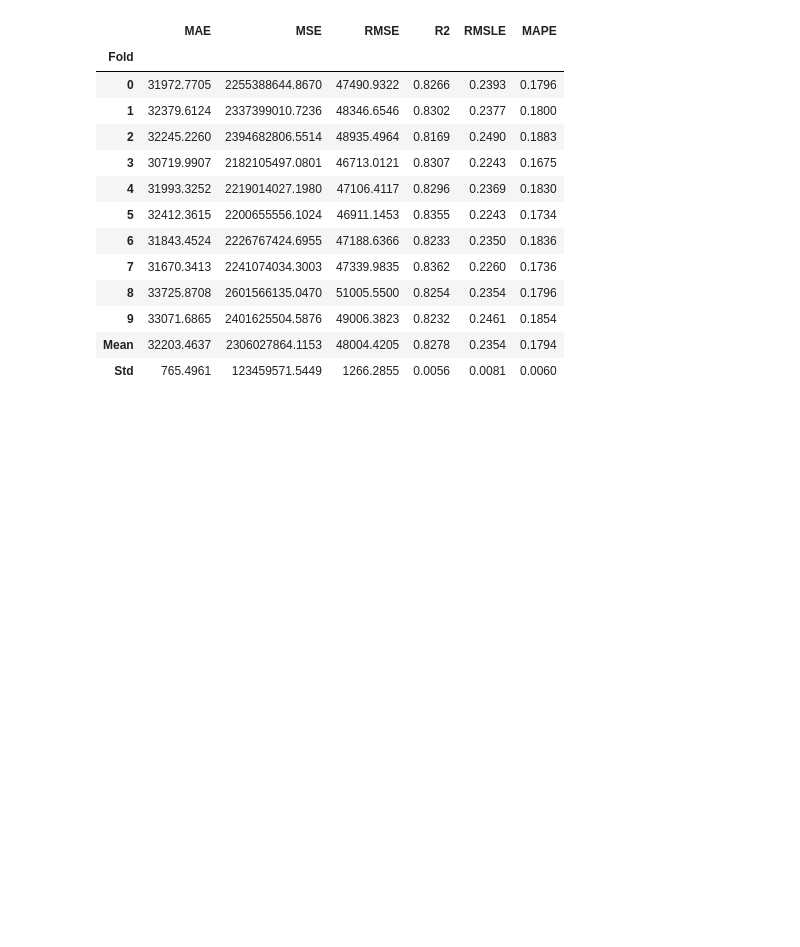
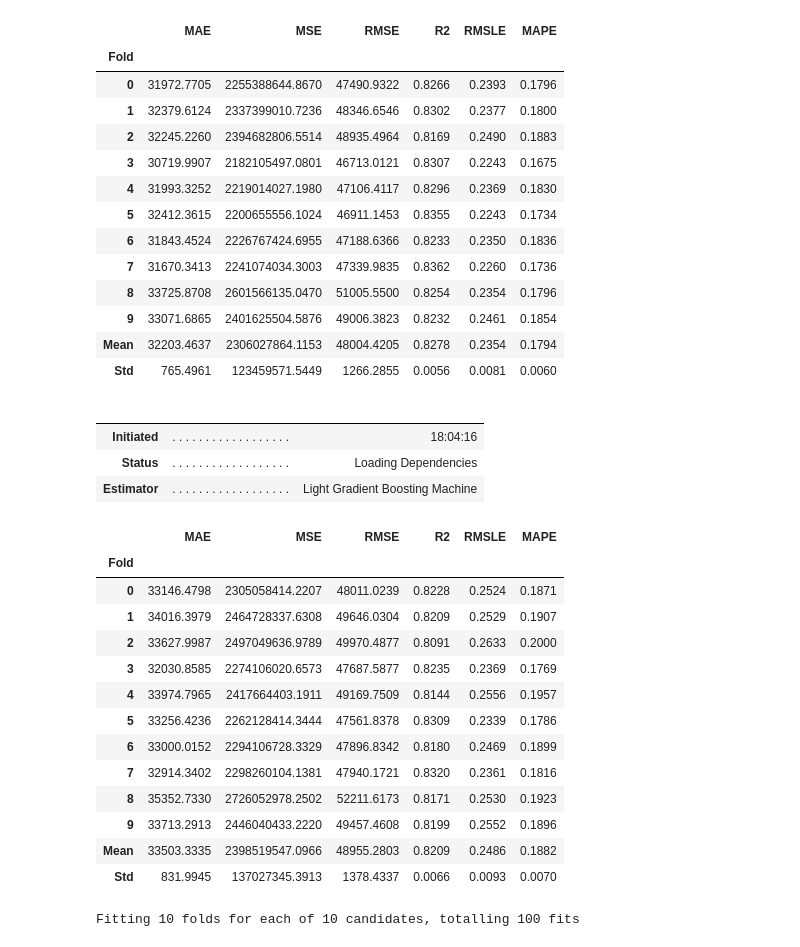
Before and after one commit to jdhova/Capstone, a Jupyter notebook: info.ipynb, the cells around one changed output. Saved outputs shown, nothing was run; the diff lists cells and outputs as text; code cells hidden in the pictures; blank space fills up the shorter version.

```diff
--- a/info.ipynb
+++ b/info.ipynb
@@ -273,0 +278,23 @@ lightgbm = create_model('lightgbm')
+# %%
+lightgbm_tuned_model = tune_model(lightgbm)
+# %% [output]
+|  |  |  |
+|  |  |  |
+| Initiated | . . . . . . . . . . . . . . . . . . | 18:04:16 |
+| Status | . . . . . . . . . . . . . . . . . . | Loading Dependencies |
+| Estimator | . . . . . . . . . . . . . . . . . . | Light Gradient Boosting Machine |
+|  | MAE | MSE | RMSE | R2 | RMSLE | MAPE |
+| Fold |  |  |  |  |  |  |
+| 0 | 33146.4798 | 2305058414.2207 | 48011.0239 | 0.8228 | 0.2524 | 0.1871 |
+| 1 | 34016.3979 | 2464728337.6308 | 49646.0304 | 0.8209 | 0.2529 | 0.1907 |
+| 2 | 33627.9987 | 2497049636.9789 | 49970.4877 | 0.8091 | 0.2633 | 0.2000 |
+| 3 | 32030.8585 | 2274106020.6573 | 47687.5877 | 0.8235 | 0.2369 | 0.1769 |
+| 4 | 33974.7965 | 2417664403.1911 | 49169.7509 | 0.8144 | 0.2556 | 0.1957 |
+| 5 | 33256.4236 | 2262128414.3444 | 47561.8378 | 0.8309 | 0.2339 | 0.1786 |
+| 6 | 33000.0152 | 2294106728.3329 | 47896.8342 | 0.8180 | 0.2469 | 0.1899 |
+| 7 | 32914.3402 | 2298260104.1381 | 47940.1721 | 0.8320 | 0.2361 | 0.1816 |
+| 8 | 35352.7330 | 2726052978.2502 | 52211.6173 | 0.8171 | 0.2530 | 0.1923 |
+| 9 | 33713.2913 | 2446040433.2220 | 49457.4608 | 0.8199 | 0.2552 | 0.1896 |
+| Mean | 33503.3335 | 2398519547.0966 | 48955.2803 | 0.8209 | 0.2486 | 0.1882 |
+| Std | 831.9945 | 137027345.3913 | 1378.4337 | 0.0066 | 0.0093 | 0.0070 |
+Fitting 10 folds for each of 10 candidates, totalling 100 fits
```
Also changed, not shown: parts of 10 cells of this notebook, 2 other files.
